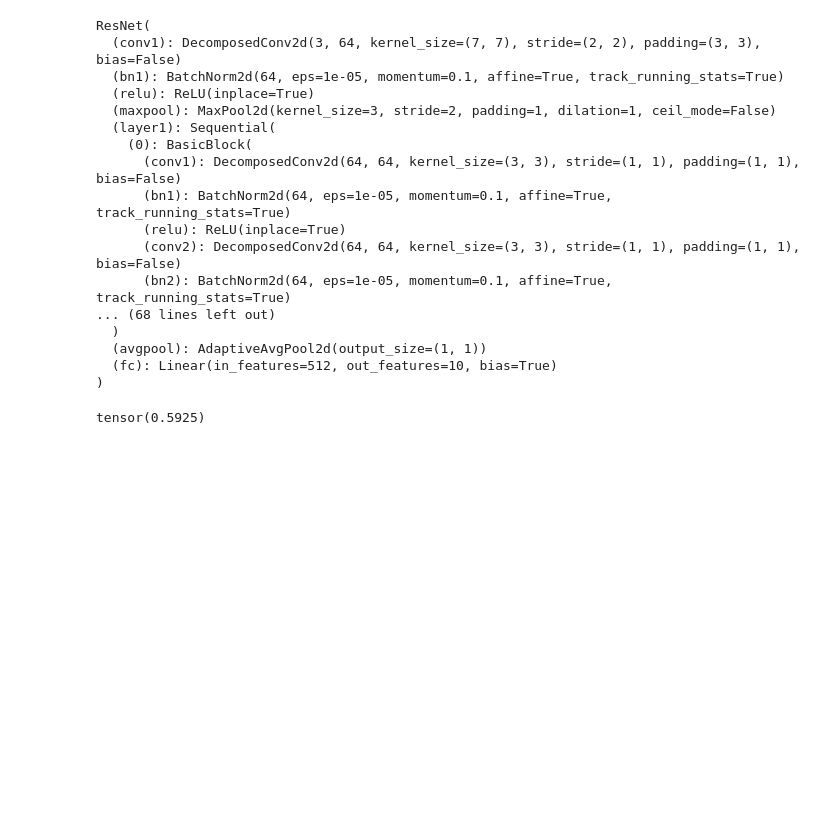
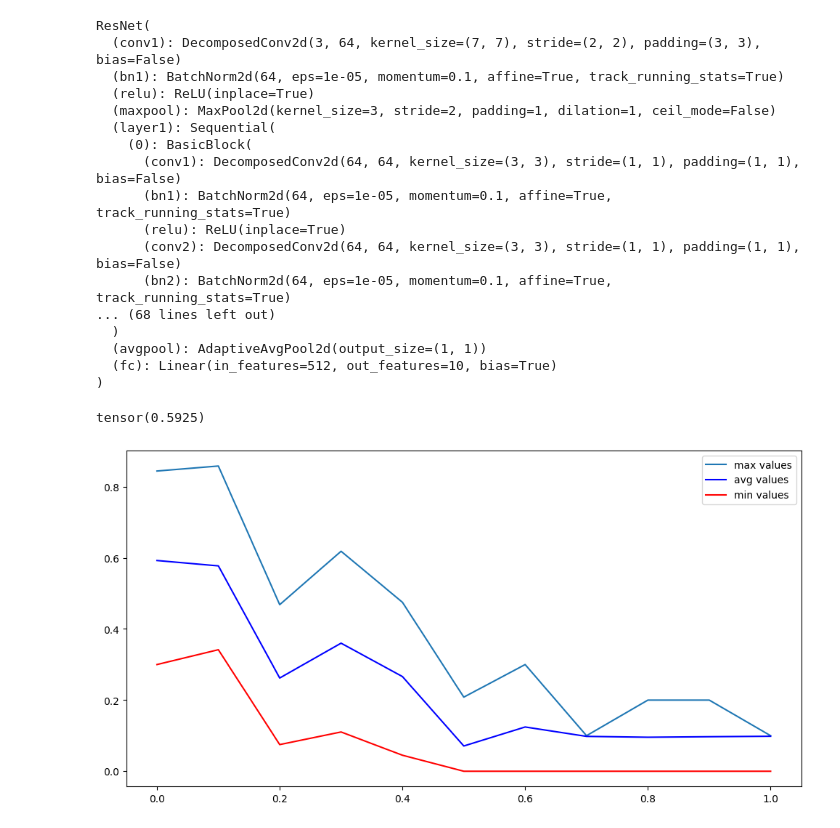
Before and after one commit to ksenyanix/algorithm-for-estimating-the-uncertainty-of-neural-network-prediction, a Jupyter notebook: Resnet (2).ipynb, the cells around one changed output. Cells and saved outputs as stored; diff of their text form; code cells hidden in the pictures; blank space fills up the shorter version.

```diff
--- a/Resnet (2).ipynb
+++ b/Resnet (2).ipynb
@@ -426,6 +423,11 @@ test_acc = test_acc / n
 print(test_acc)
 # %% [output]
 tensor(0.5925)
+# %%
+max_val, min_val, avg_val = sampling(pruned_model, test_dl)
+plotting(max_val, min_val, avg_val)
+# %% [output]
+[figure, added]
 # %%
 bayes_model = api.BasicBayesianWrapper(pruned_model, 'basic', 0.05, None, None)
 n_iter = 10
```
Also changed, not shown: parts of 14 cells of this notebook.
